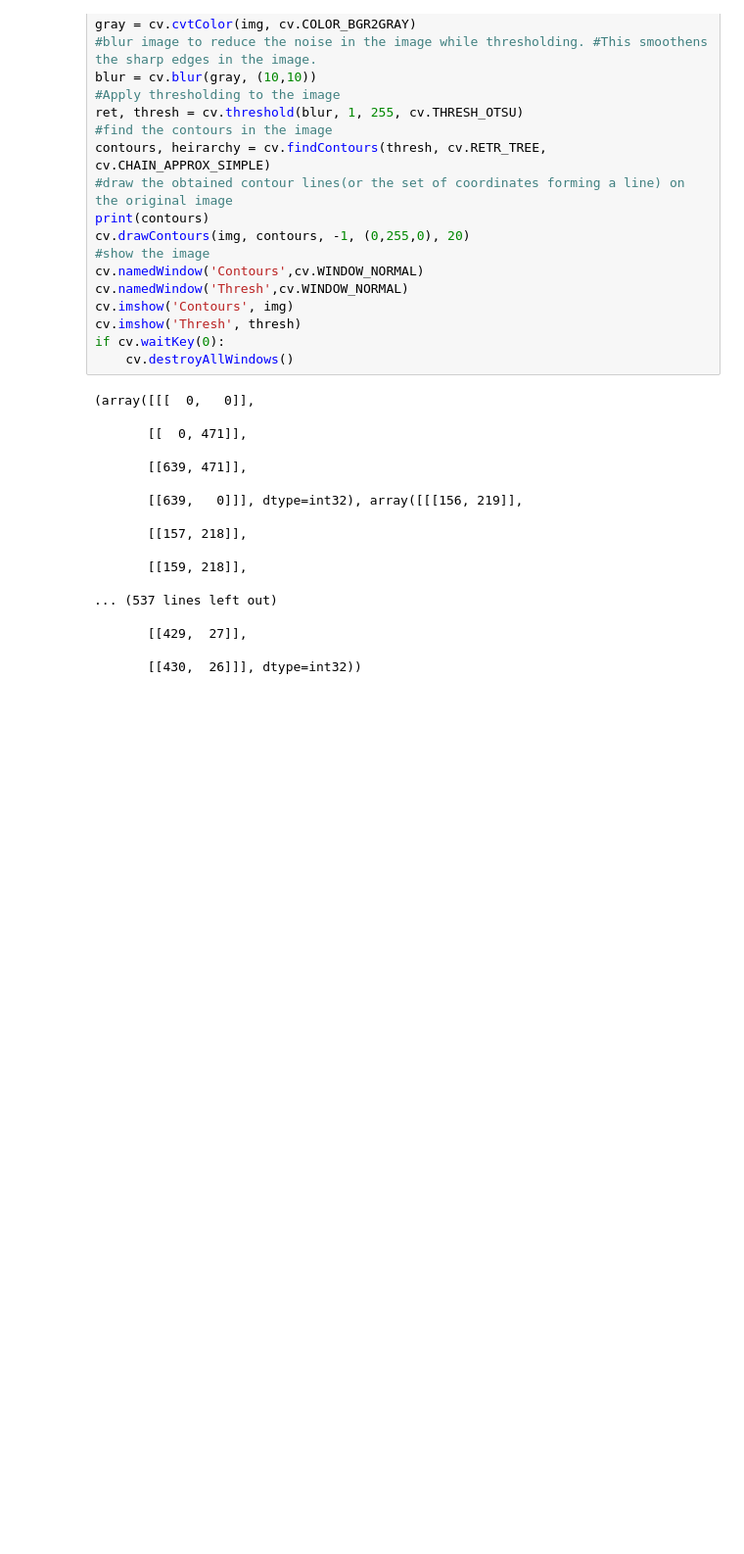
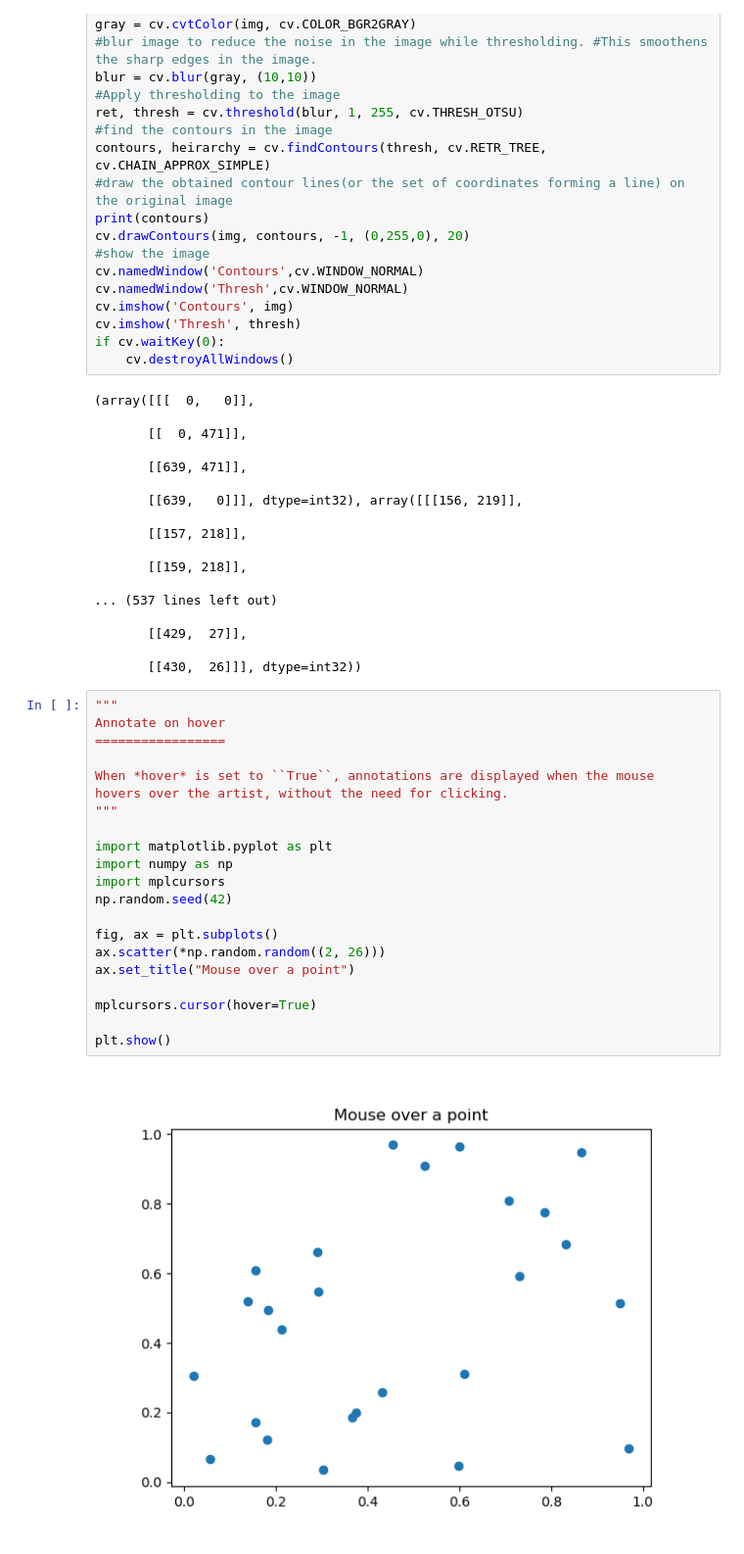
Before and after one commit to samirahmt2018/Annotator, a Jupyter notebook: annotation_checker.ipynb, the cells around one changed output. Shown at 98% size. Drawn from its saved outputs; the diff is of its cells as text; blank space fills up the shorter version.

```diff
--- a/annotation_checker.ipynb
+++ b/annotation_checker.ipynb
@@ -310,3 +310,26 @@ if cv.waitKey(0):
        [[429,  27]],
 
        [[430,  26]]], dtype=int32))
+# %%
+"""
+Annotate on hover
+=================
+
+When *hover* is set to ``True``, annotations are displayed when the mouse
+hovers over the artist, without the need for clicking.
+"""
+
+import matplotlib.pyplot as plt
+import numpy as np
+import mplcursors
+np.random.seed(42)
+
+fig, ax = plt.subplots()
+ax.scatter(*np.random.random((2, 26)))
+ax.set_title("Mouse over a point")
+
+mplcursors.cursor(hover=True)
+
+plt.show()
+# %% [output]
+[figure, added]
```
Also changed, not shown: parts of 3 cells of this notebook, 8 other files.
